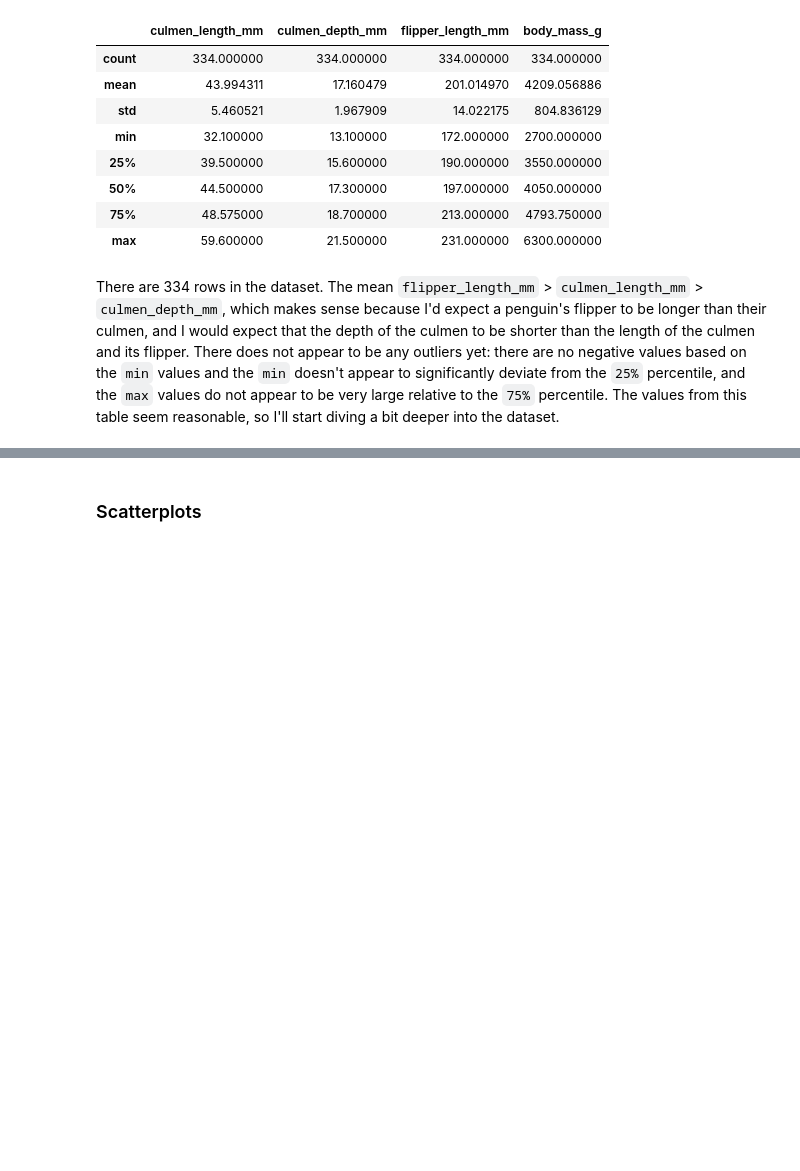
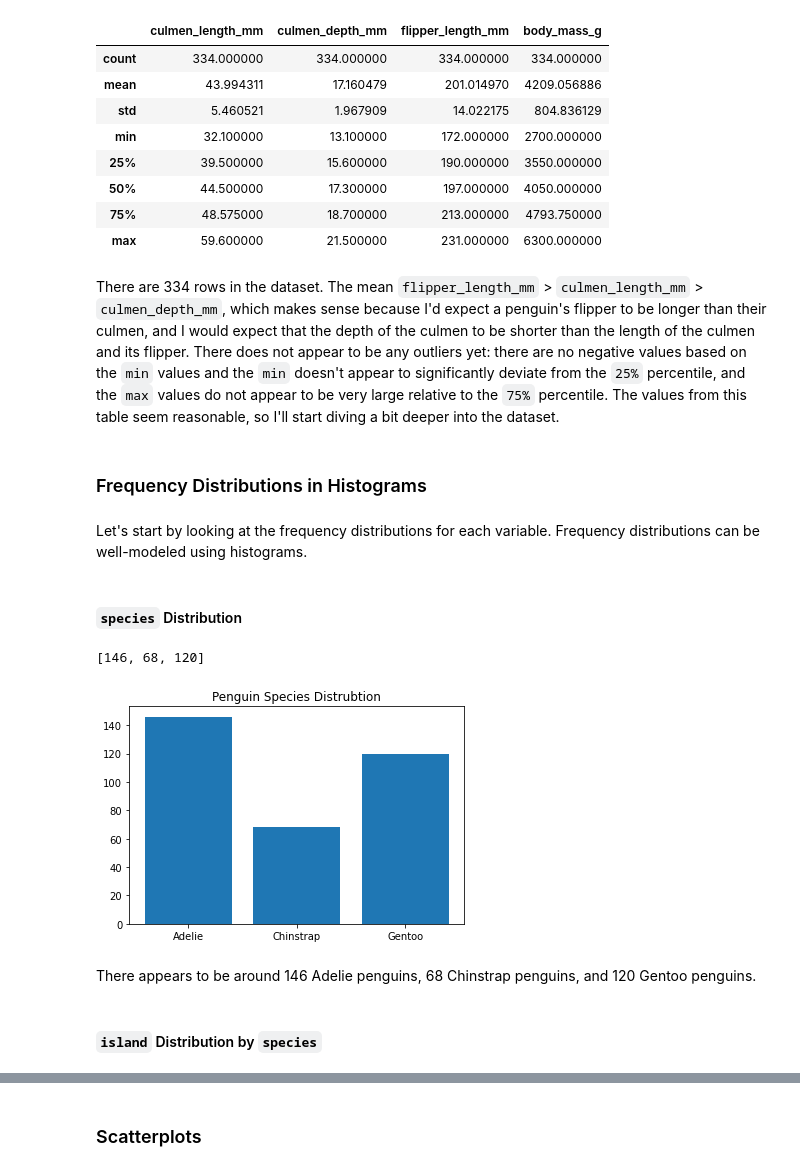
Before and after one commit to michaelhlavaty981/CSC630-Machine-Learning, a Jupyter notebook: Palmer_Penguins.ipynb, the cells around one changed output, grey strips where cells are left out. Drawn from its saved outputs; the diff is of its cells as text; code cells hidden in the pictures; blank space fills up the shorter version.

```diff
--- a/Palmer_Penguins.ipynb
+++ b/Palmer_Penguins.ipynb
@@ -88,3 +88,25 @@ data.describe()
 | max | 59.600000 | 21.500000 | 231.000000 | 6300.000000 |
 # %% [markdown]
 There are 334 rows in the dataset. The mean `flipper_length_mm` > `culmen_length_mm` > `culmen_depth_mm`, which makes sense because I'd expect a penguin's flipper to be longer than their culmen, and I would expect that the depth of the culmen to be shorter than the length of the culmen and its flipper. There does not appear to be any outliers yet: there are no negative values based on the `min` values and the `min` doesn't appear to significantly deviate from the `25%` percentile, and the `max` values do not appear to be very large relative to the `75%` percentile. The values from this table seem reasonable, so I'll start diving a bit deeper into the dataset.
+# %% [markdown]
+### Frequency Distributions in Histograms
+# %% [markdown]
+Let's start by looking at the frequency distributions for each variable. Frequency distributions can be well-modeled using histograms.
+# %% [markdown]
+#### `species` Distribution
+# %%
+adelie = data[data.species=="Adelie"]
+chinstrap = data[data.species=="Chinstrap"]
+gentoo = data[data.species=="Gentoo"]
+counts = [len(adelie),len(chinstrap),len(gentoo)]
+print(counts)
+plt.bar(['Adelie','Chinstrap','Gentoo'], counts)
+plt.title("Penguin Species Distrubtion")
+plt.show()
+# %% [output]
+[146, 68, 120]
+[figure, added]
+# %% [markdown]
+There appears to be around 146 Adelie penguins, 68 Chinstrap penguins, and 120 Gentoo penguins.
+# %% [markdown]
+#### `island` Distribution by `species`
```
Also changed, not shown: parts of 24 cells of this notebook.
